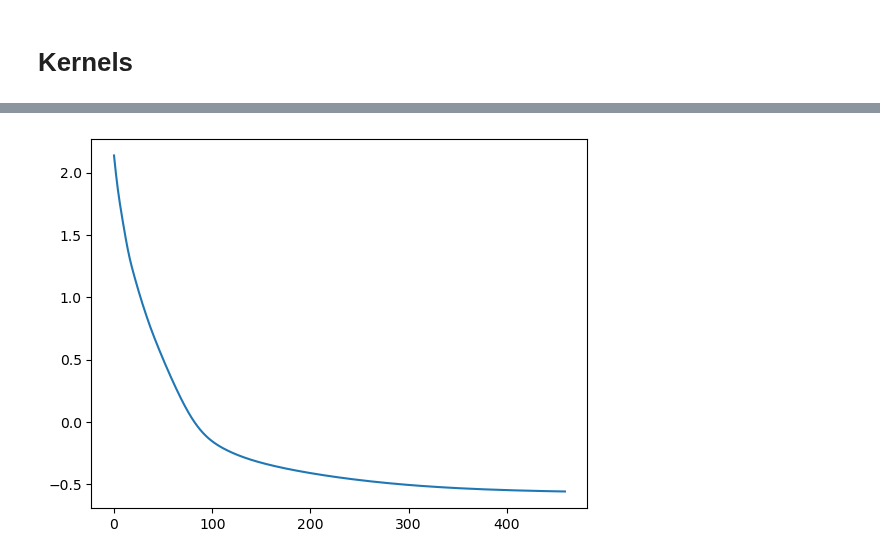
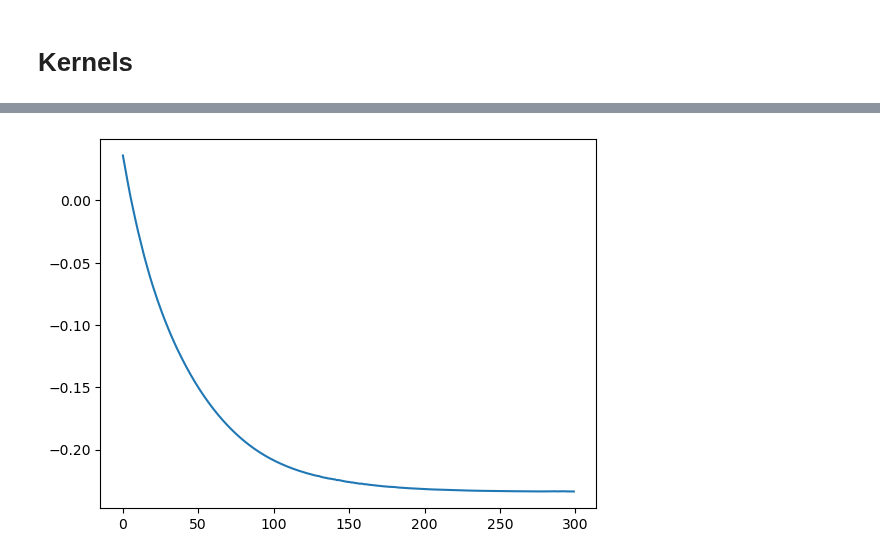
Before and after one commit to eirikbaekkelund/Dissertation, a Jupyter notebook: development.ipynb, the cells around one changed output, grey strips where cells are left out. Drawn from its saved outputs; the diff is of its cells as text; code cells hidden in the pictures.

Commit message:
update to beta likelihood and hyperparam tuning

```diff
--- a/development.ipynb
+++ b/development.ipynb
@@ -39,4 +41,6 @@ loader = PVDataLoader(n_days=N_DAYS,
                     file_name_location='location_data_clean.csv')
 
 time, y = loader.get_time_series()
+x_train, y_train, x_test, y_test = dl.train_test_split(time, y, n_hours=3)
+plot_train_test_split(y_train, y_test)
 # %% [output]
@@ -64,12 +117,14 @@ from gpytorch.distributions import base_distributions
 class BetaLikelihood_MeanParametrization(gpytorch.likelihoods.BetaLikelihood):
 
 	def forward(self, function_samples, *args, **kwargs):
-		mixture = torch.tanh(function_samples) / 2 + 0.5
+		# mixture = torch.tanh(function_samples) / 2 + 0.5
+		mixture = torch.distributions.Normal(0, 1).cdf(function_samples)
 		self.scale = 80
+
 		self.alpha = mixture * self.scale
 		self.beta = self.scale - self.alpha
 
-		eps = 1e-6
+		eps = 1e-9
 
 		self.alpha = self.alpha + eps
 		self.beta = self.beta + eps
@@ -119,7 +133,7 @@ y_inducing = y_train
 # %% [markdown]
 # Kernels
 # %%
-from gpytorch.kernels import MaternKernel, RBFKernel, ScaleKernel, AdditiveKernel, ProductKernel, PeriodicKernel
+from gpytorch.kernels import MaternKernel, ScaleKernel, AdditiveKernel, ProductKernel, PeriodicKernel
 from gpytorch.means import ConstantMean
 # TODO add a prior to the lengthscale in matern, and the period in periodic
 # BEST INITS
@@ -128,15 +142,15 @@ from gpytorch.means import ConstantMean
 
 matern = MaternKernel(nu=3/2,
                       ard_num_dims=x.shape[1],
-                      lengthscale_prior=gpytorch.priors.NormalPrior(0.3, 0.1),
+                      lengthscale_prior=gpytorch.priors.NormalPrior(0.5582, 0.05),
                       lengthscale_constraint=gpytorch.constraints.Positive()
                       )
 scaled_matern = ScaleKernel(matern,
-                            outputscale_prior=gpytorch.priors.NormalPrior(0.5, 0.2),
+                            outputscale_prior=gpytorch.priors.NormalPrior(0.2, 0.058),
                             outputscale_constraint=gpytorch.constraints.Positive()
                             )
 # %%
-jitter = 1e-4
+jitter = 1e-5
 config = {'type': 'stochastic',
           'name': 'mean_field',
           'num_inducing_points': x_inducing.size(0),
@@ -144,13 +158,14 @@ config = {'type': 'stochastic',
 }
 
 inputs_mean = {'X': x_train, 'y': y_train,
-               'mean_module': gpytorch.means.ConstantMean(),'covar_module': scaled_matern,
-               'likelihood': BetaLikelihood_MeanParametrization(scale_prior=gpytorch.priors.NormalPrior(30, 2),
-                                                                scale_constraint=gpytorch.constraints.Interval(25, 200)),
+               'mean_module': gpytorch.means.ConstantMean(),
+               'covar_module': scaled_matern,
+               'likelihood': BetaLikelihood_MeanParametrization(scale_prior=gpytorch.priors.NormalPrior(55, 1),
+                                                                scale_constraint=gpytorch.constraints.Interval(20, 200)),
                 'config': config,
                 'jitter': jitter
             }
 
 model_beta = BetaGP(**inputs_mean)
-model_beta.fit(n_iter=500, lr=0.1, optim=torch.optim.Adam, device=torch.device('cpu'))
+model_beta.fit(n_iter=400, lr=0.4345, optim=torch.optim.Adam, device=torch.device('cpu'))
 # %% [output]
@@ -167,7 +182,7 @@ Iter 500/500 - Loss: -0.559
 # %%
-plt.plot(model_beta.losses[40:]);
+plt.plot(model_beta.losses[100:]);
 # %% [output]
-[figure, old version]
+[figure, new version]
 # %%
 plot_gp(model=model_beta,
         x_train=x_train,
```
Also changed, not shown: parts of 21 cells of this notebook, 5 other files.
